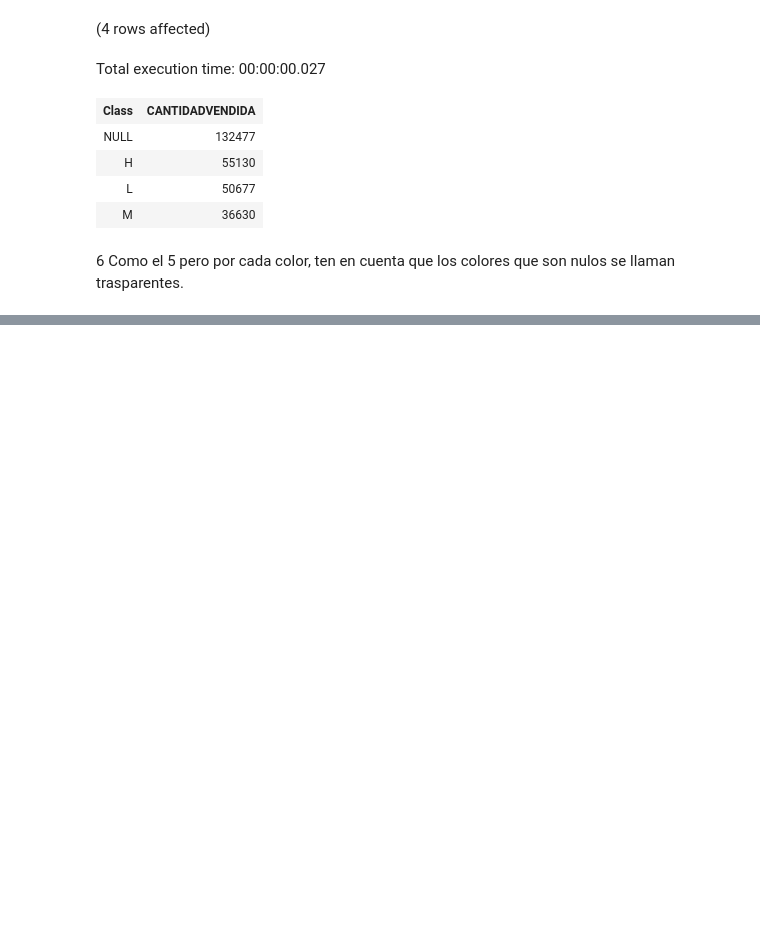
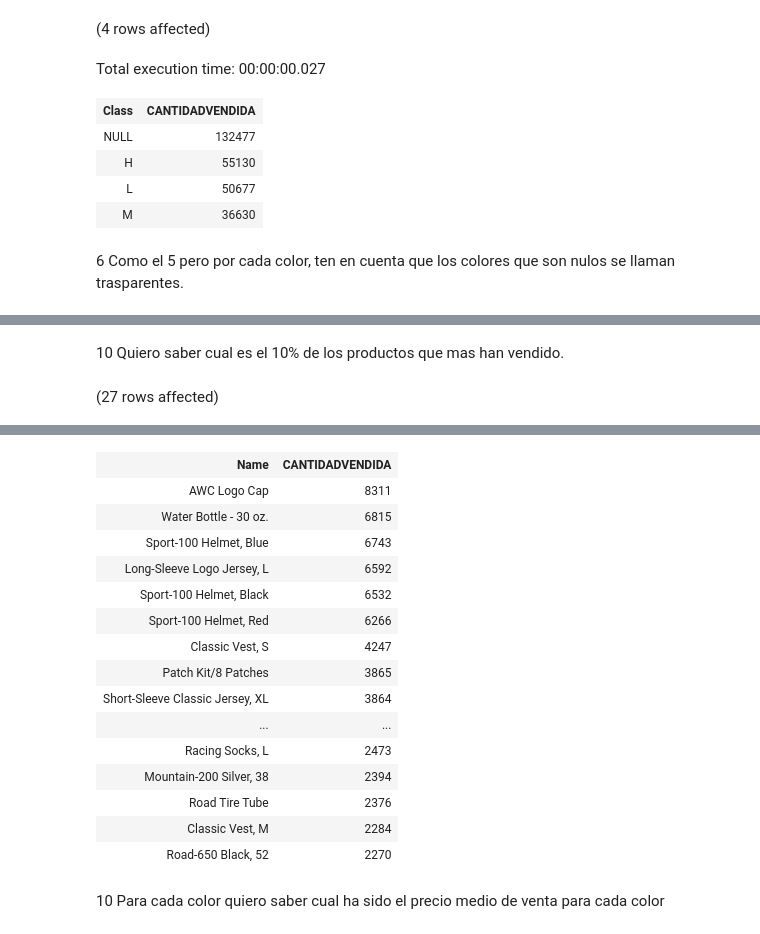
Before and after one commit to Asambler2/Hiberus-enlace, a Jupyter notebook: sql/EJ4VariasTablas/Notebook-1.ipynb, the cells around one changed output, grey strips where cells are left out. Cells and saved outputs as stored; diff of their text form; code cells hidden in the pictures; blank space fills up the shorter version.

```diff
--- a/sql/EJ4VariasTablas/Notebook-1.ipynb
+++ b/sql/EJ4VariasTablas/Notebook-1.ipynb
@@ -120,0 +167,6 @@ Total execution time: 00:00:00.057
+# %% [markdown]
+10 Quiero saber cual es el 10% de los productos que mas han vendido.
+# %%
+SELECT TOP (10) PERCENT P.Name, SUM(S.OrderQty) AS CANTIDADVENDIDA FROM Production.Product AS P JOIN SALES.SalesOrderDetail AS S ON P.ProductID = S.ProductID GROUP BY P.Name ORDER BY CANTIDADVENDIDA Desc
+# %% [output]
+(27 rows affected)
@@ -120,0 +174,18 @@ Total execution time: 00:00:00.057
+| Name | CANTIDADVENDIDA |
+| AWC Logo Cap | 8311 |
+| Water Bottle - 30 oz. | 6815 |
+| Sport-100 Helmet, Blue | 6743 |
+| Long-Sleeve Logo Jersey, L | 6592 |
+| Sport-100 Helmet, Black | 6532 |
+| Sport-100 Helmet, Red | 6266 |
+| Classic Vest, S | 4247 |
+| Patch Kit/8 Patches | 3865 |
+| Short-Sleeve Classic Jersey, XL | 3864 |
+| ... | ... |
+| Racing Socks, L | 2473 |
+| Mountain-200 Silver, 38 | 2394 |
+| Road Tire Tube | 2376 |
+| Classic Vest, M | 2284 |
+| Road-650 Black, 52 | 2270 |
+# %% [markdown]
+10 Para cada color quiero saber cual ha sido el precio medio de venta para cada color
```
Also changed, not shown: parts of 23 cells of this notebook.
